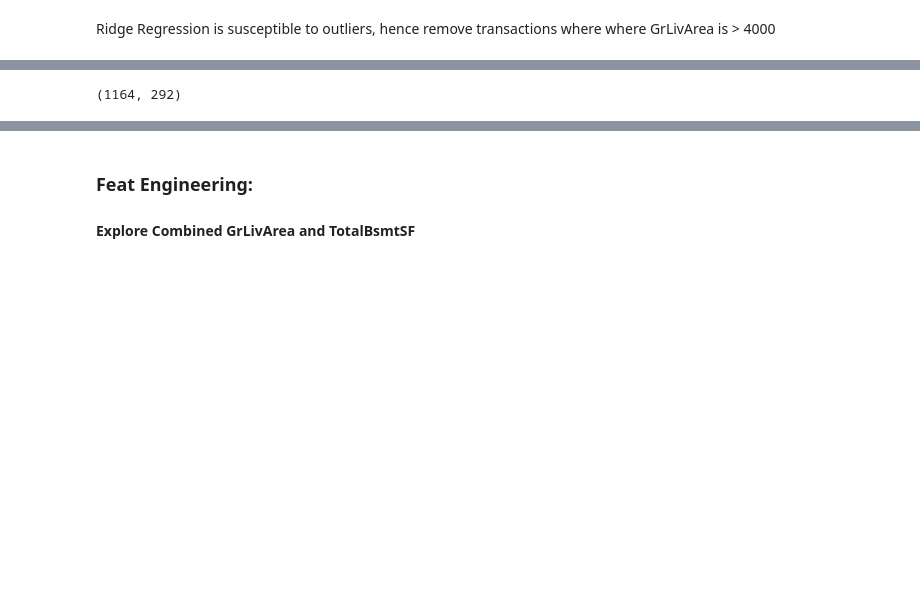
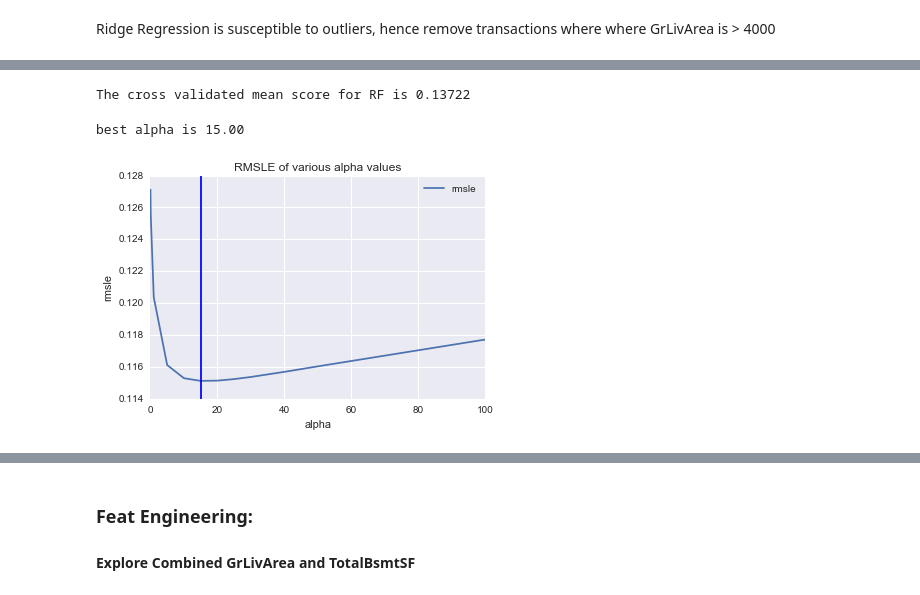
Before and after one commit to anamala/Kaggle, a Jupyter notebook: HousePrices.ipynb, the cells around one changed output, grey strips where cells are left out. Cells and saved outputs as stored; diff of their text form; code cells hidden in the pictures; blank space fills up the shorter version.

```diff
--- a/HousePrices.ipynb
+++ b/HousePrices.ipynb
@@ -512,8 +505,9 @@ plt.scatter(train_df.GrLivArea,train_df.SalePrice)
 Ridge Regression is susceptible to outliers, hence remove transactions where where GrLivArea is > 4000
 # %%
 # temp_int_cols = [x for x in int_cont_cols if 'SalePrice' != x]
-temp_int_cols = int_cont_cols[:]
-temp_int_cols = list(set(temp_int_cols) - set(null_train_cols_high))
-temp_cat_cols = list(set( str_cols + int_ordinal_cols) - set(null_train_cols_high))
+temp_int_cols = int_cols[:]
+# temp_int_cols = list(set(temp_int_cols) - set(null_train_cols_high))
+temp_cat_cols = str_cols
+# temp_cat_cols = list(set( str_cols + int_ordinal_cols) - set(null_train_cols_high))
 # %%
 trainx,testx = generate_trans_data(train_df,test_df,temp_int_cols,temp_cat_cols)
@@ -523,3 +517,6 @@ Columns not used:['PoolQC', 'MiscFeature', 'FireplaceQu', 'Alley', 'Fence']
 # remove outliers
 trainx= trainx[trainx.GrLivArea < 4000]
 train_df_filt = train_df[train_df.GrLivArea < 4000]
+# %%
+# set the SalePrice as log
+trainx.loc[:,'SalePrice'] = np.log(trainx.SalePrice)
@@ -552,4 +542,0 @@ X_train,X_test,y_train,y_test = train_test_split(trainx.drop('SalePrice',axis=1)
-# %%
-len(X_train),len(X_test)
-# %% [output]
-(1164, 292)
@@ -559,0 +543,4 @@ ridge_clf = ridge_clf.fit(X_train,y_train)
+# %%
+print "The cross validated mean score for RF is %0.5f" %(cv_rmsle(rf_rgr,xtrain,ytrain))
+# %% [output]
+The cross validated mean score for RF is 0.13722
@@ -560 +551,14 @@ ridge_clf = ridge_clf.fit(X_train,y_train)
+# %%
+ridge_scores_df = pd.DataFrame(zip(alphas,ridge_scores),columns=['alpha','rmsle'])
+
+ridge_scores_df = pd.DataFrame(zip(alphas,ridge_scores),columns=['alpha','rmsle'])
+best_alpha = ridge_scores_df.loc[ridge_scores_df.rmsle.idxmin(),'alpha']
+ridge_scores_df.plot(x='alpha',y='rmsle')
+x =plt.axvline(best_alpha)
+print "best alpha is %0.2f" %best_alpha
+x = plt.ylabel('rmsle')
+x = plt.title("RMSLE of various alpha values")
+# %% [output]
+best alpha is 15.00
+[figure, added]
 # %%
```
Also changed, not shown: parts of 99 cells of this notebook.
